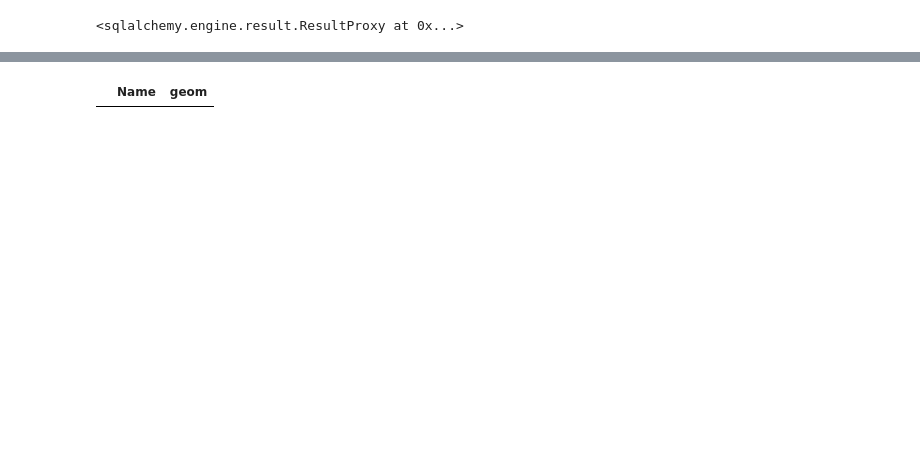
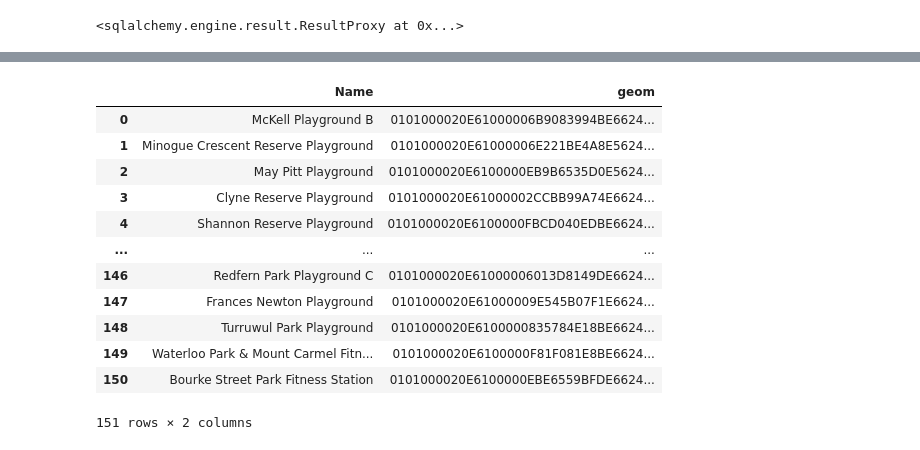
Before and after one commit to PratulSR/Sydney-Liveability-Analysis, a Jupyter notebook: Demo Notebook.ipynb, the cells around one changed output, grey strips where cells are left out. Drawn from its saved outputs; the diff is of its cells as text; code cells hidden in the pictures; blank space fills up the shorter version.

```diff
--- a/Demo Notebook.ipynb
+++ b/Demo Notebook.ipynb
@@ -593,8 +397,20 @@ NameError: name 'engine' is not defined
 # %%
-# Playgrounds.to_sql('Playgrounds', conn, if_exists='append', index=False, dtype={'geom': Geometry('POINT', srid)})
-# query(conn, "select * from Playgrounds")
+Playgrounds.to_sql('playgrounds', conn, if_exists='append', index=False, dtype={'geom': Geometry('POINT', srid)})
+query(conn, "select * from playgrounds")
 # %% [output]
 |  | Name | geom |
+| 0 | McKell Playground B | 0101000020E61000006B9083994BE6624... |
+| 1 | Minogue Crescent Reserve Playground | 0101000020E61000006E221BE4A8E5624... |
+| 2 | May Pitt Playground | 0101000020E6100000EB9B6535D0E5624... |
+| 3 | Clyne Reserve Playground | 0101000020E61000002CCBB99A74E6624... |
+| 4 | Shannon Reserve Playground | 0101000020E6100000FBCD040EDBE6624... |
+| ... | ... | ... |
+| 146 | Redfern Park Playground C | 0101000020E61000006013D8149DE6624... |
+| 147 | Frances Newton Playground | 0101000020E61000009E545B07F1E6624... |
+| 148 | Turruwul Park Playground | 0101000020E6100000835784E18BE6624... |
+| 149 | Waterloo Park & Mount Carmel Fitn... | 0101000020E6100000F81F081E8BE6624... |
+| 150 | Bourke Street Park Fitness Station | 0101000020E6100000EBE6559BFDE6624... |
+151 rows × 2 columns
 # %%
 # query(conn,"select * from INFORMATION_SCHEMA.SCHEMATA")
 # %% [output]
```
Also changed, not shown: parts of 21 cells of this notebook.
